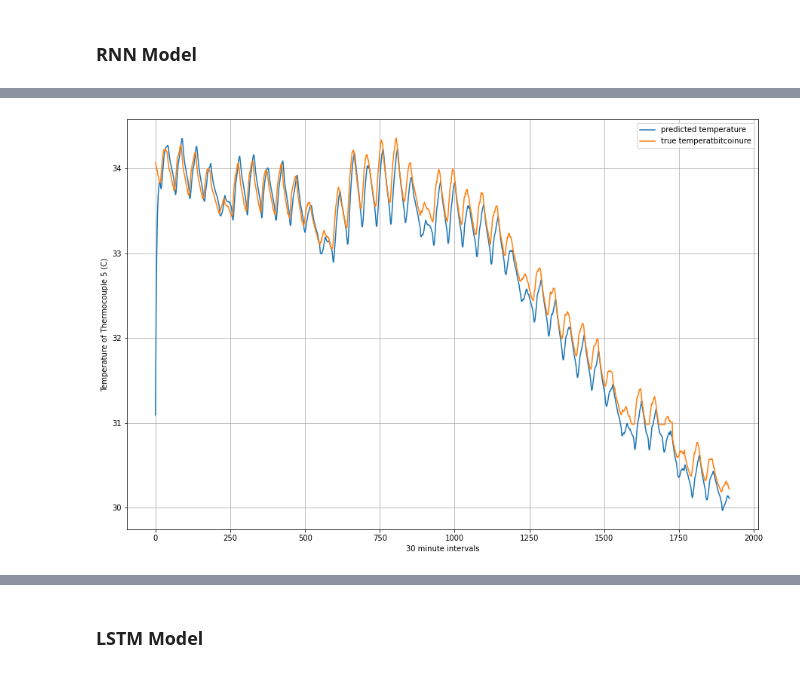
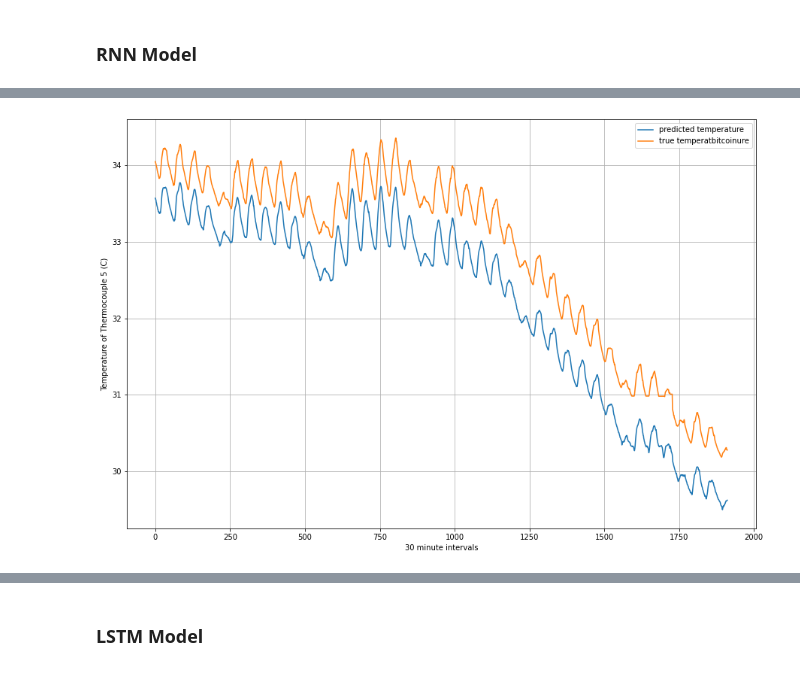
Before and after one commit to torrhen/cable_temperature_prediction, a Jupyter notebook: cable_temperature_prediction.ipynb, the cells around one changed output, grey strips where cells are left out. Saved outputs shown, nothing was run; the diff lists cells and outputs as text; code cells hidden in the pictures.

```diff
--- a/cable_temperature_prediction.ipynb
+++ b/cable_temperature_prediction.ipynb
@@ -115,9 +121,11 @@ class CableDataset(Dataset):
   def __getitem__(self, idx):
     return self.X[idx], self.y[idx]
 # %%
+SEQUENCE_LENGTH = 8
+
 # create custom pytorch training and test data tensors
-train_data = CableDataset(train_X, train_y)
-test_data = CableDataset(test_X, test_y)
+train_data = CableDataset(train_X, train_y, SEQUENCE_LENGTH)
+test_data = CableDataset(test_X, test_y, SEQUENCE_LENGTH)
 
 print(f"Train X shape: {train_data.X.shape}")
 print(f"Train y shape: {train_data.y.shape}")
@@ -132,8 +140,8 @@ Test y shape: torch.Size([1920])
 from torch.utils.data import DataLoader
 
 # divide the training and test data into batches without shuffling since data is sequential.
-train_dataloader = DataLoader(dataset=train_data, batch_size=64, shuffle=False)
-test_dataloader = DataLoader(dataset=test_data, batch_size=64, shuffle=False)
+train_dataloader = DataLoader(dataset=train_data, batch_size=32, shuffle=True)
+test_dataloader = DataLoader(dataset=test_data, batch_size=32, shuffle=False)
 
 print(f'Train data loader contains {len(train_data)} samples within {len(train_dataloader)} batches')
 print(f'Test data loader contains {len(test_data)} samples within {len(test_dataloader)} batches')
@@ -303,13 +306,13 @@ def make_predictions(model, test_dataloader, device):
   # store list of batch predictions
   batch_preds = []
   # turn off training settings
-  model_0.eval()
+  model.eval()
   with torch.inference_mode():
     for X, y in test_dataloader:
       # allocate to device
       X, y = X.to(device), y.to(device)
       # calculate logits
-      output = model_0(X)
+      output = model(X)
       # store batch predictions
       batch_preds.append(output.cpu())
 
@@ -333,14 +336,14 @@ def plot_predictions(y_pred, y_true=None):
 
 def plot_predictions_error(y_pred, y_true):
   # calculate error
-  error = y_true.unsqueeze(dim=1).sub(y_pred)
+  error = y_true.sub(y_pred)
   # setup plot
   plt.figure(figsize=(15,10))
   # plot the real - predicted error
   plt.plot(error, label='real-predicted', c='r')
   # label plot axes
   plt.xlabel('30 minute intervals')
-  plt.ylabel('Temperature of Thermocouple 5 (C)')
+  plt.ylabel('Temperature Prediction Error of Thermocouple 5 (C)')
   plt.grid(True)
   plt.legend()
   plt.show()
@@ -348,9 +351,7 @@ def plot_predictions_error(y_pred, y_true):
 ### RNN Model
 # %%
 # initialize custom model [num_features, hidden_size, output_size, num_layers] and allocate to device
-model_0 = RecurrentNeuralNetwork(4, 8, 1, 1).to(device)
-model_0_test = RecurrentNeuralNetwork(4, 8, 1, 1).to(device)
-model_0_test.reset_state()
+rnn_model = RecurrentNeuralNetwork(4, 128, 1, 1).to(device)
 # print a summary of the model using a generic input shape
-summary(model_0_test, input_size=(64, 4), col_names=['input_size', 'output_size', 'trainable'])
+summary(rnn_model, input_size=(32, SEQUENCE_LENGTH, 4), col_names=['input_size', 'output_size', 'trainable'], col_width=20)
 # %% [output]
@@ -393,10 +404,10 @@ Epoch: 10 | Train Loss: 0.19079 | Test Loss: 0.08520
 # %%
 # make predictions with RNN model
-y_preds = make_predictions(model_0, test_dataloader, device)
+y_preds = make_predictions(rnn_model, test_dataloader, device)
 # plot predictions of RNN model
 plot_predictions(y_preds, test_data.y)
 # %% [output]
-[figure, old version]
+[figure, new version]
 # %%
 # plot prediction error of RNN model
 plot_predictions_error(y_preds, test_data.y)
```
Also changed, not shown: parts of 20 cells of this notebook.
